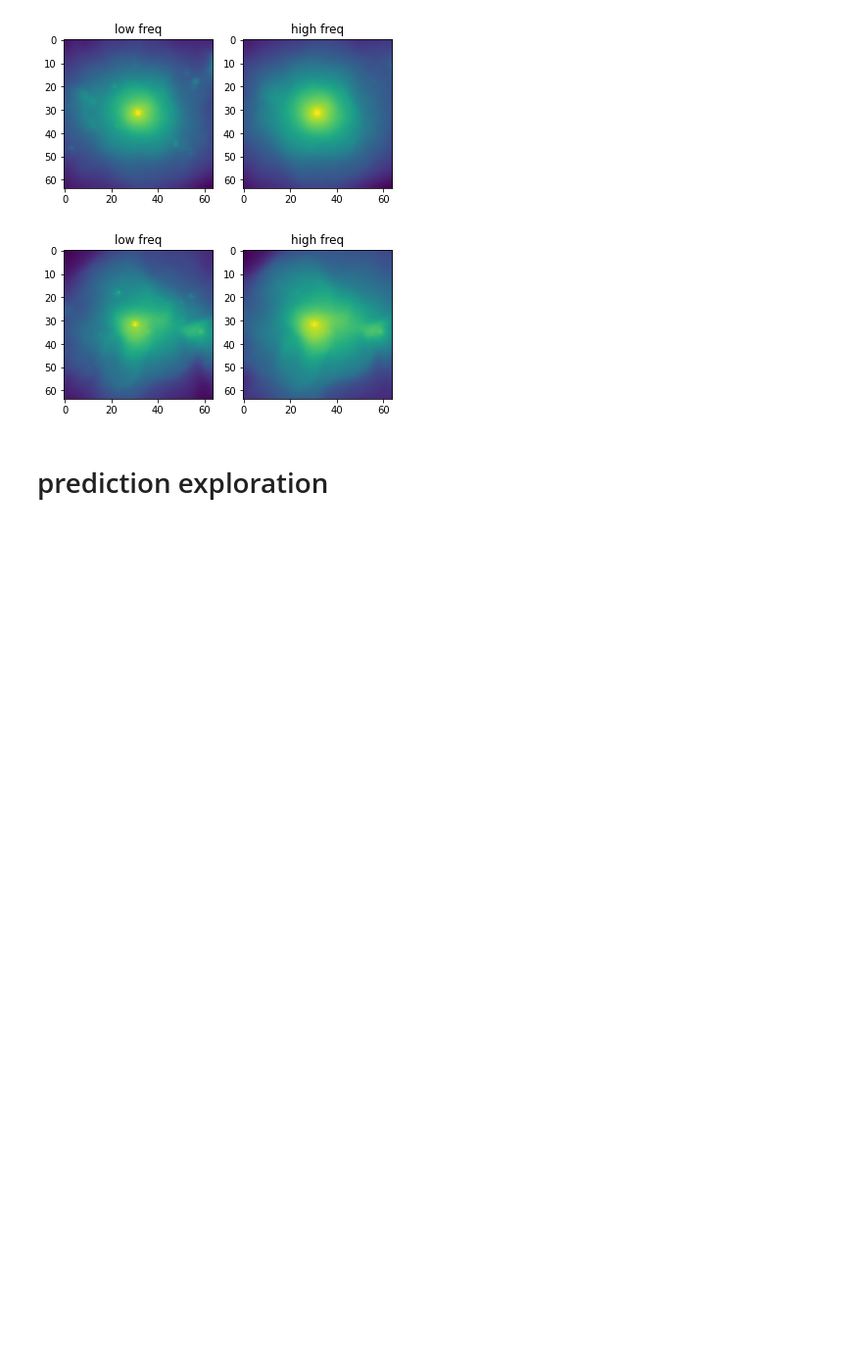
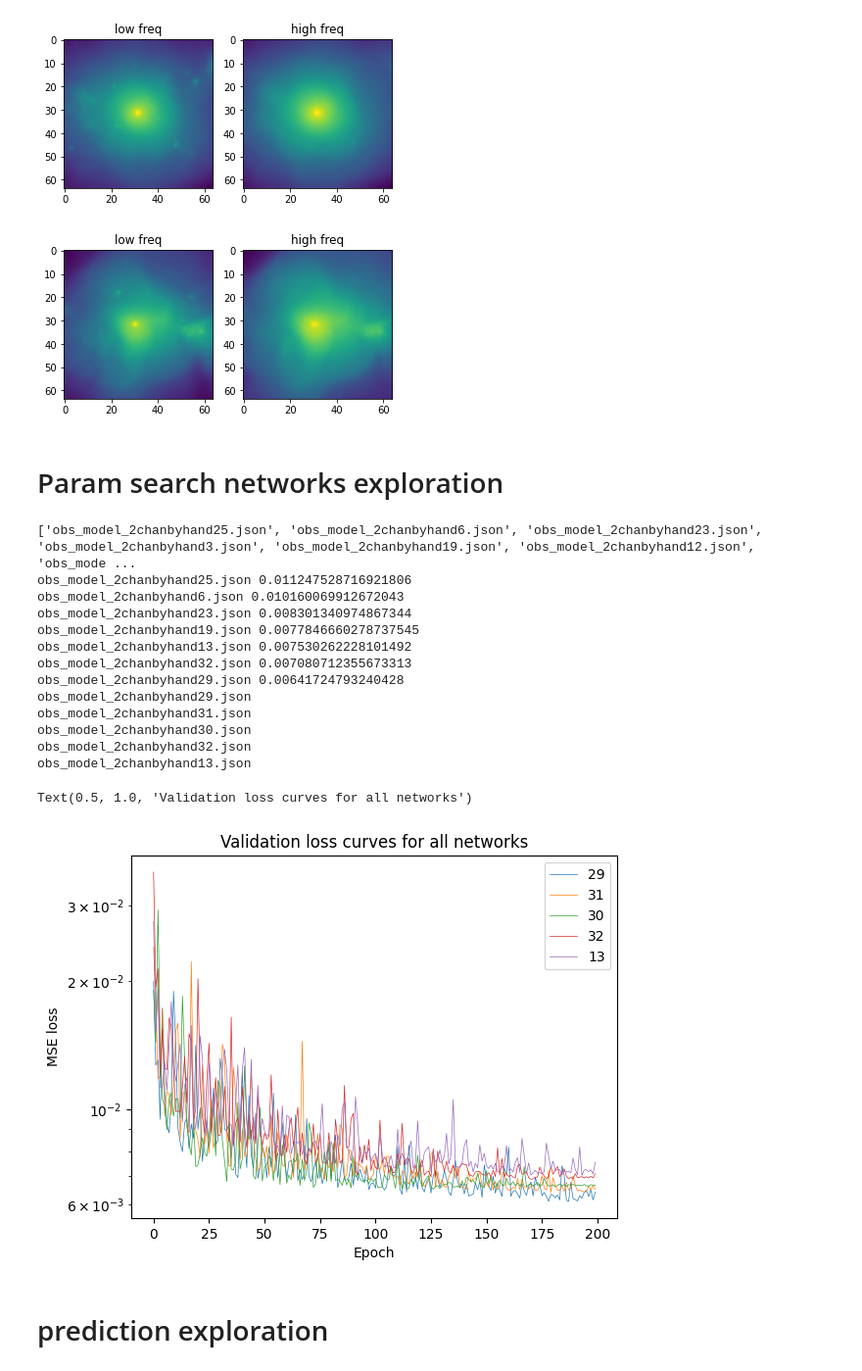
Before and after one commit to woutervantol/scriptie2, a Jupyter notebook: plots.ipynb, the cells around one changed output. Shown at 98% size. Cells and saved outputs as stored; diff of their text form; code cells hidden in the pictures; blank space fills up the shorter version.

```diff
--- a/plots.ipynb
+++ b/plots.ipynb
@@ -260,6 +333,69 @@ for i in mass_sort[1::50]:
 [figure]
 [figure]
 [figure]
+# %% [markdown]
+# Param search networks exploration
+# %%
+from os import listdir
+import json
+
+flist = listdir(p["model_path"]+"paramSearchByHand/")
+
+files = []
+for file in flist:
+    if ".json" in file:
+        files.append(file)
+
+print(files)
+vallosses = []
+best = 1000.0
+fig, ax = plt.subplots()
+for modelname in files:
+    filepath = open(p['model_path']+"paramSearchByHand/" + modelname, 'r')
+    d = json.load(filepath)
+    vallosses.append(np.min(d["vallosses"]))
+    if d["vallosses"][-1] < best:
+        best = d["vallosses"][-1]
+        print(modelname, best)
+    # modelnr = int(modelname[21:-5])
+    # ax.plot(range(d["nr_epochs"]), d["vallosses"], label=modelnr, lw=0.5)
+
+for i in np.argsort(vallosses)[:5]:
+    print(files[i])
+
+    filepath = open(p['model_path']+"paramSearchByHand/" + files[i], 'r')
+    d = json.load(filepath)
+
+#     # c = "blue" if d["use_batch_norm"] else "red"
+#     # l = "Batch Norm" if d["use_batch_norm"] else "No Batch Norm"
+
+    modelnr = int(files[i][21:-5])
+    ax.plot(range(d["nr_epochs"]), d["vallosses"], label=modelnr, lw=0.5)
+ax.set_yscale("log")
+ax.set_xlabel("Epoch")
+ax.set_ylabel("MSE loss")
+# ax.set_ylim(7e-3, 1e-2)
+handles, labels = plt.gca().get_legend_handles_labels()
+by_label = dict(zip(labels, handles))
+plt.legend(by_label.values(), by_label.keys())
+plt.title("Validation loss curves for all networks")
+# plt.savefig(p["data_path"] + "plots/loss_use_batch_norm", dpi=300)
+# %% [output]
+['obs_model_2chanbyhand25.json', 'obs_model_2chanbyhand6.json', 'obs_model_2chanbyhand23.json', 'obs_model_2chanbyhand3.json', 'obs_model_2chanbyhand19.json', 'obs_model_2chanbyhand12.json', 'obs_mode ...
+obs_model_2chanbyhand25.json 0.011247528716921806
+obs_model_2chanbyhand6.json 0.010160069912672043
+obs_model_2chanbyhand23.json 0.008301340974867344
+obs_model_2chanbyhand19.json 0.0077846660278737545
+obs_model_2chanbyhand13.json 0.007530262228101492
+obs_model_2chanbyhand32.json 0.007080712355673313
+obs_model_2chanbyhand29.json 0.00641724793240428
+obs_model_2chanbyhand29.json
+obs_model_2chanbyhand31.json
+obs_model_2chanbyhand30.json
+obs_model_2chanbyhand32.json
+obs_model_2chanbyhand13.json
+Text(0.5, 1.0, 'Validation loss curves for all networks')
+[figure, added]
 # %% [markdown]
 # prediction exploration
 # %%
```
Also changed, not shown: parts of 9 cells of this notebook, 6 other files.
